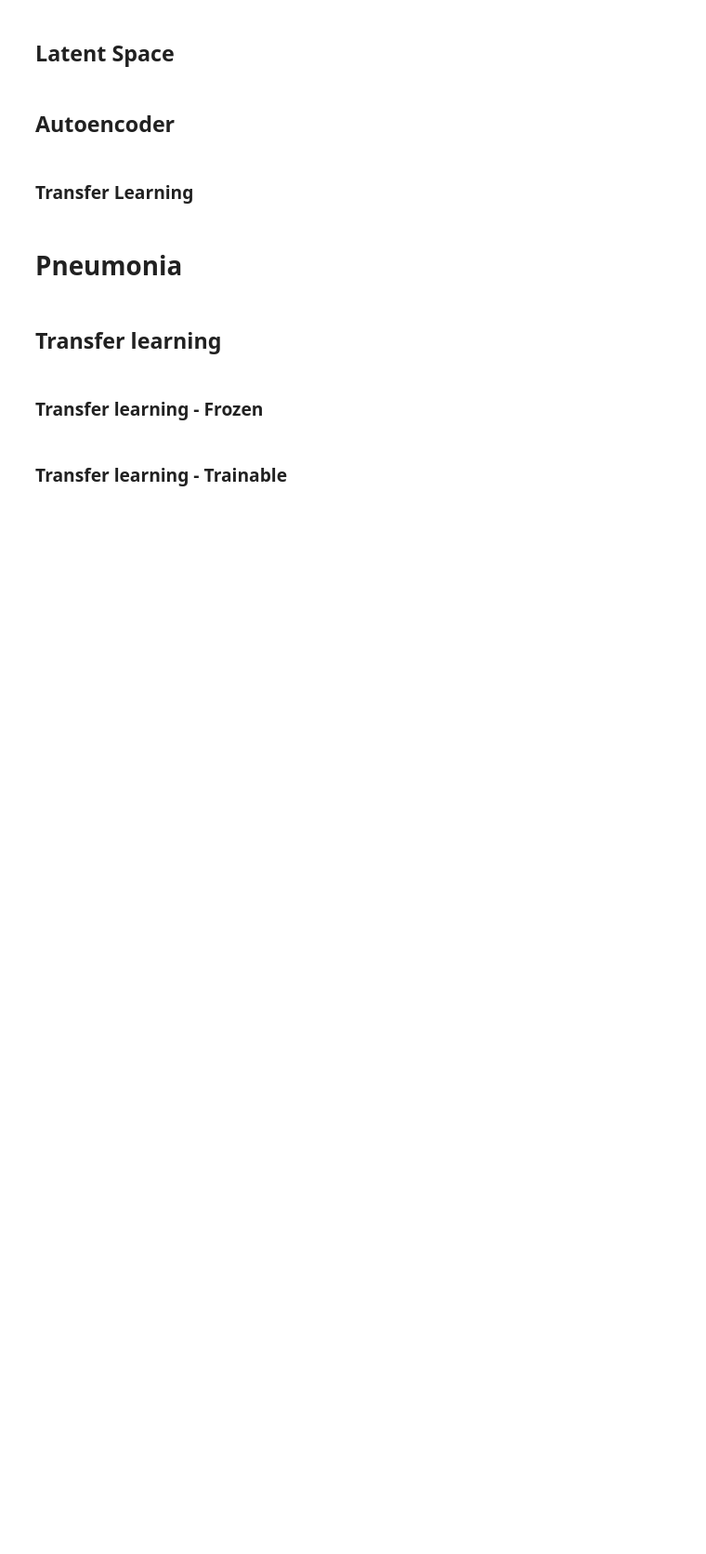
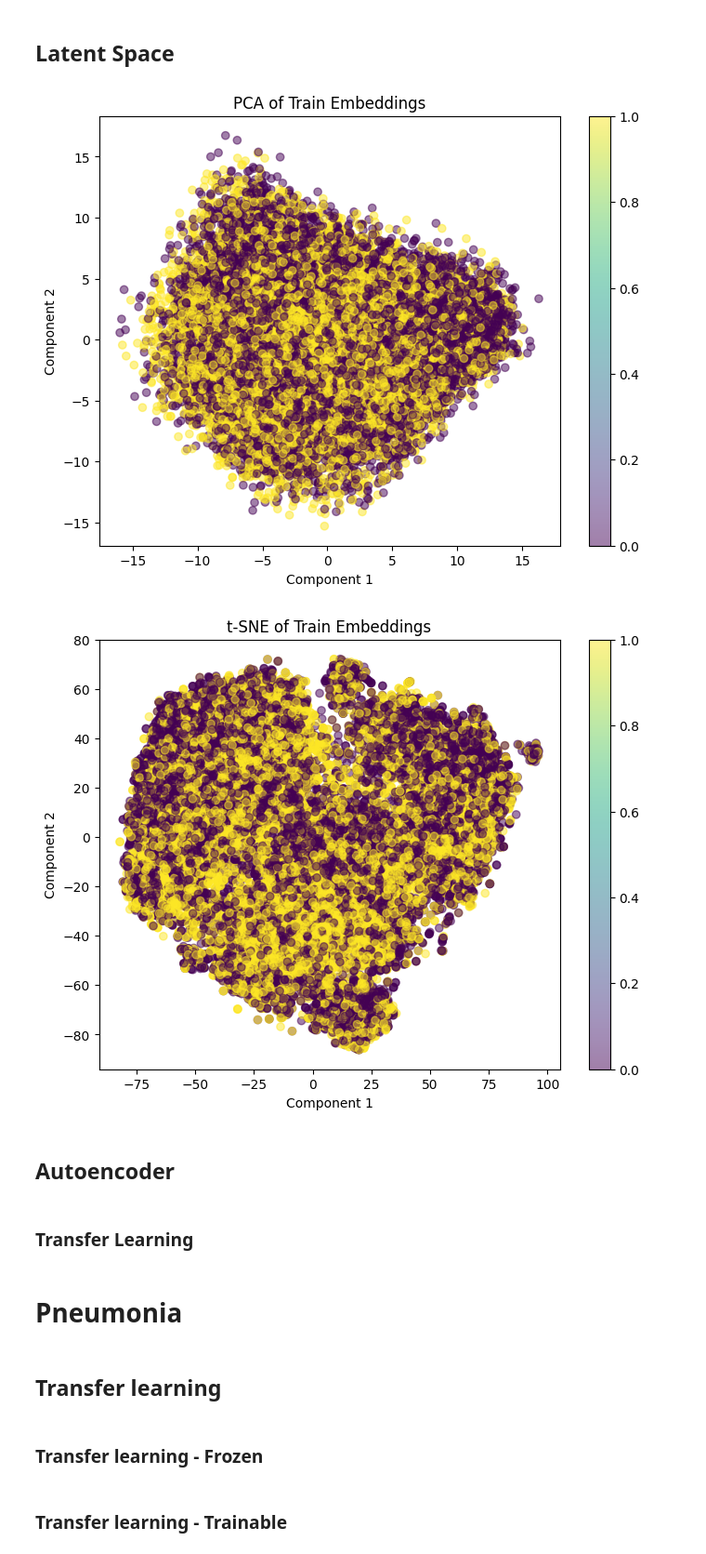
Before and after one commit to janik-j/aiinmed1, a Jupyter notebook: Exercise 3/transferlearning.ipynb, the cells around one changed output. Shown at 93% size. Saved outputs shown, nothing was run; the diff lists cells and outputs as text; code cells hidden in the pictures; blank space fills up the shorter version.

```diff
--- a/Exercise 3/transferlearning.ipynb
+++ b/Exercise 3/transferlearning.ipynb
@@ -162,6 +174,9 @@ class Net(nn.Module):
         x = self.layer3(x)
         x = self.layer4(x)
 
+        if self.extract_embeddings:
+            return x
+
         x = x.view(x.size(0), -1)
         x = self.fc(x)
         return x
@@ -211,6 +229,8 @@ acc:0.580
 ## Latent Space
 # %%
 # EXAMINE LATENT SPACE
+from sklearn.decomposition import PCA
+from sklearn.manifold import TSNE
 
 # Function to extract embeddings - TODO: Adjust the Net class to extract embeddings
 def extract_embeddings(dataloader, model):
@@ -234,34 +254,41 @@ def extract_embeddings(dataloader, model):
 # Function to plot
 def plot_embeddings(embeddings, labels, title):
     plt.figure(figsize=(8, 6))
     scatter = plt.scatter(embeddings[:, 0], embeddings[:, 1], c=labels, cmap='viridis', alpha=0.5)
     plt.colorbar(scatter)
     plt.title(title)
     plt.xlabel('Component 1')
     plt.ylabel('Component 2')
     plt.show()
 
 test_embeddings, test_labels = extract_embeddings(test_loader_chest, model_chest)
 
 # TODO: convert labels to binary
-test_labels =
+test_labels = torch.where(test_labels.sum(dim=1) > 0, torch.tensor([1]).to(device), torch.tensor([0]).to(device)).long()
 
 
 import numpy as np
 import matplotlib.pyplot as plt
 
 # Flatten the embeddings
 test_embeddings_flat = test_embeddings.view(test_embeddings.size(0), -1).cpu().numpy()
 
 # TODO: Apply PCA
+pca = PCA(n_components=2)
+pca_result = pca.fit_transform(test_embeddings_flat)
 
 # TODO: Apply t-SNE
+t_sne = TSNE(n_components=2)
+tsne_result = t_sne.fit_transform(test_embeddings_flat)
 
 # Plot PCA result
 plot_embeddings(pca_result, test_labels.cpu(), 'PCA of Train Embeddings')
 
 # Plot t-SNE result
 plot_embeddings(tsne_result, test_labels.cpu(), 't-SNE of Train Embeddings')
+# %% [output]
+[figure, added]
+[figure, added]
 # %% [markdown]
 ## Autoencoder
 # %%
```
Also changed, not shown: parts of 6 cells of this notebook.
